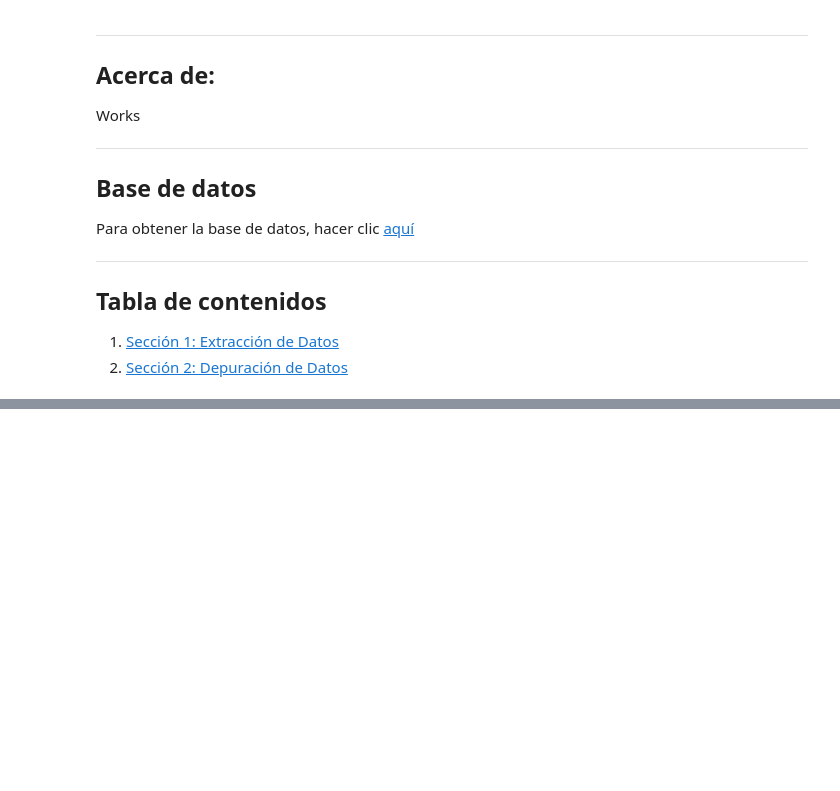
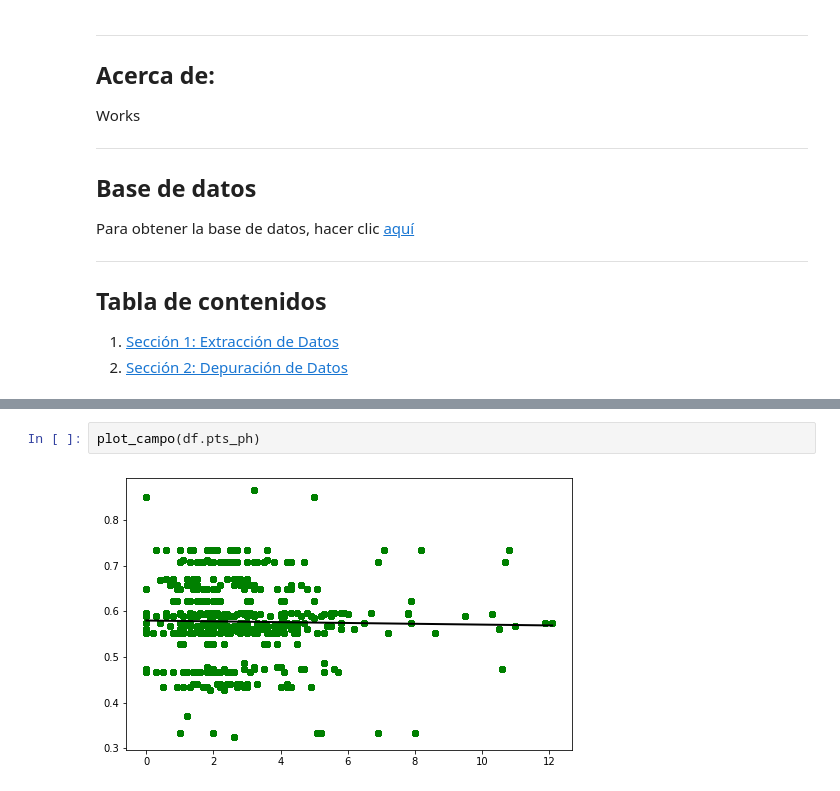
Before and after one commit to andro095/Data-Mining-Project, a Jupyter notebook: project/project.ipynb, the cells around one changed output, grey strips where cells are left out. Drawn from its saved outputs; the diff is of its cells as text; blank space fills up the shorter version.

```diff
--- a/project/project.ipynb
+++ b/project/project.ipynb
@@ -77,0 +362,4 @@ print(dfs['Player'].head())
+# %%
+plot_campo(df.pts_ph)
+# %% [output]
+[figure, added]
```
Also changed, not shown: parts of 61 cells of this notebook.
